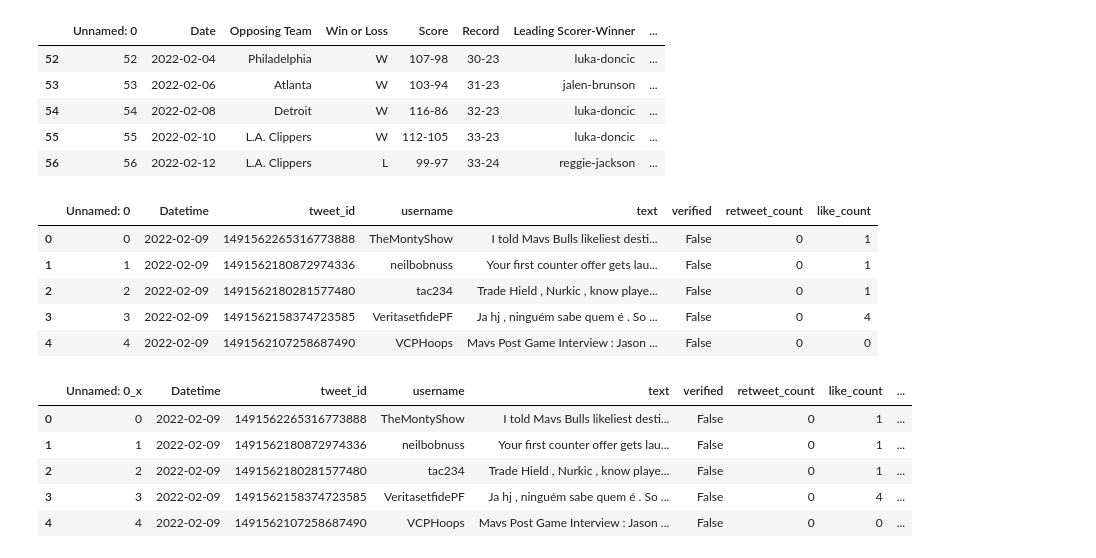
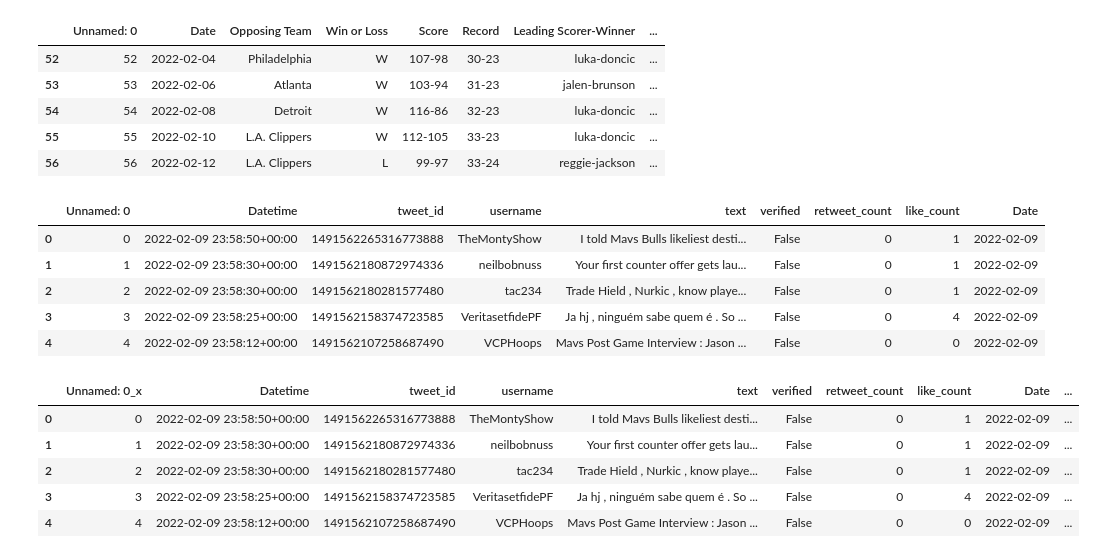
Before and after one commit to alchemicHen/twitter_nba_project, a Jupyter notebook: twitter_cleaning.ipynb, the cells around one changed output. Saved outputs shown, nothing was run; the diff lists cells and outputs as text; code cells hidden in the pictures.

Commit message:
fixed datetime and date column

```diff
--- a/twitter_cleaning.ipynb
+++ b/twitter_cleaning.ipynb
@@ -190,26 +190,26 @@ tweets_df = pd.read_csv('Datasets\mavs_tweets_textprocessed.csv')
 dates_list = []
 for day in tweets_df['Datetime']:
     dates_list.append(str(day)[:10])
-tweets_df['Datetime'] = dates_list
-tweets_df['Datetime'] = pd.to_datetime(tweets_df.Datetime)
+tweets_df['Date'] = dates_list
+tweets_df['Date'] = pd.to_datetime(tweets_df['Date'])
 tweets_df.head()
 # %% [output]
-|  | Unnamed: 0 | Datetime | tweet_id | username | text | verified | retweet_count | like_count |
-| 0 | 0 | 2022-02-09 | 1491562265316773888 | TheMontyShow | I told Mavs Bulls likeliest desti... | False | 0 | 1 |
-| 1 | 1 | 2022-02-09 | 1491562180872974336 | neilbobnuss | Your first counter offer gets lau... | False | 0 | 1 |
-| 2 | 2 | 2022-02-09 | 1491562180281577480 | tac234 | Trade Hield , Nurkic , know playe... | False | 0 | 1 |
-| 3 | 3 | 2022-02-09 | 1491562158374723585 | VeritasetfidePF | Ja hj , ninguém sabe quem é . So ... | False | 0 | 4 |
-| 4 | 4 | 2022-02-09 | 1491562107258687490 | VCPHoops | Mavs Post Game Interview : Jason ... | False | 0 | 0 |
+|  | Unnamed: 0 | Datetime | tweet_id | username | text | verified | retweet_count | like_count | Date |
+| 0 | 0 | 2022-02-09 23:58:50+00:00 | 1491562265316773888 | TheMontyShow | I told Mavs Bulls likeliest desti... | False | 0 | 1 | 2022-02-09 |
+| 1 | 1 | 2022-02-09 23:58:30+00:00 | 1491562180872974336 | neilbobnuss | Your first counter offer gets lau... | False | 0 | 1 | 2022-02-09 |
+| 2 | 2 | 2022-02-09 23:58:30+00:00 | 1491562180281577480 | tac234 | Trade Hield , Nurkic , know playe... | False | 0 | 1 | 2022-02-09 |
+| 3 | 3 | 2022-02-09 23:58:25+00:00 | 1491562158374723585 | VeritasetfidePF | Ja hj , ninguém sabe quem é . So ... | False | 0 | 4 | 2022-02-09 |
+| 4 | 4 | 2022-02-09 23:58:12+00:00 | 1491562107258687490 | VCPHoops | Mavs Post Game Interview : Jason ... | False | 0 | 0 | 2022-02-09 |
 # %%
 #Joining the two dataframes on the date
-gameTweets = pd.merge(tweets_df, game_df, how='left', left_on='Datetime', right_on='Date')
+gameTweets = pd.merge(tweets_df, game_df, how='left', left_on='Date', right_on='Date')
 gameTweets.head()
 # %% [output]
-|  | Unnamed: 0_x | Datetime | tweet_id | username | text | verified | retweet_count | like_count | ... |
-| 0 | 0 | 2022-02-09 | 1491562265316773888 | TheMontyShow | I told Mavs Bulls likeliest desti... | False | 0 | 1 | ... |
-| 1 | 1 | 2022-02-09 | 1491562180872974336 | neilbobnuss | Your first counter offer gets lau... | False | 0 | 1 | ... |
-| 2 | 2 | 2022-02-09 | 1491562180281577480 | tac234 | Trade Hield , Nurkic , know playe... | False | 0 | 1 | ... |
-| 3 | 3 | 2022-02-09 | 1491562158374723585 | VeritasetfidePF | Ja hj , ninguém sabe quem é . So ... | False | 0 | 4 | ... |
-| 4 | 4 | 2022-02-09 | 1491562107258687490 | VCPHoops | Mavs Post Game Interview : Jason ... | False | 0 | 0 | ... |
+|  | Unnamed: 0_x | Datetime | tweet_id | username | text | verified | retweet_count | like_count | Date | ... |
+| 0 | 0 | 2022-02-09 23:58:50+00:00 | 1491562265316773888 | TheMontyShow | I told Mavs Bulls likeliest desti... | False | 0 | 1 | 2022-02-09 | ... |
+| 1 | 1 | 2022-02-09 23:58:30+00:00 | 1491562180872974336 | neilbobnuss | Your first counter offer gets lau... | False | 0 | 1 | 2022-02-09 | ... |
+| 2 | 2 | 2022-02-09 23:58:30+00:00 | 1491562180281577480 | tac234 | Trade Hield , Nurkic , know playe... | False | 0 | 1 | 2022-02-09 | ... |
+| 3 | 3 | 2022-02-09 23:58:25+00:00 | 1491562158374723585 | VeritasetfidePF | Ja hj , ninguém sabe quem é . So ... | False | 0 | 4 | 2022-02-09 | ... |
+| 4 | 4 | 2022-02-09 23:58:12+00:00 | 1491562107258687490 | VCPHoops | Mavs Post Game Interview : Jason ... | False | 0 | 0 | 2022-02-09 | ... |
 # %%
 #Additional cleaning of the joined tables
```
Also changed, not shown: parts of 3 cells of this notebook, 1 other file.
